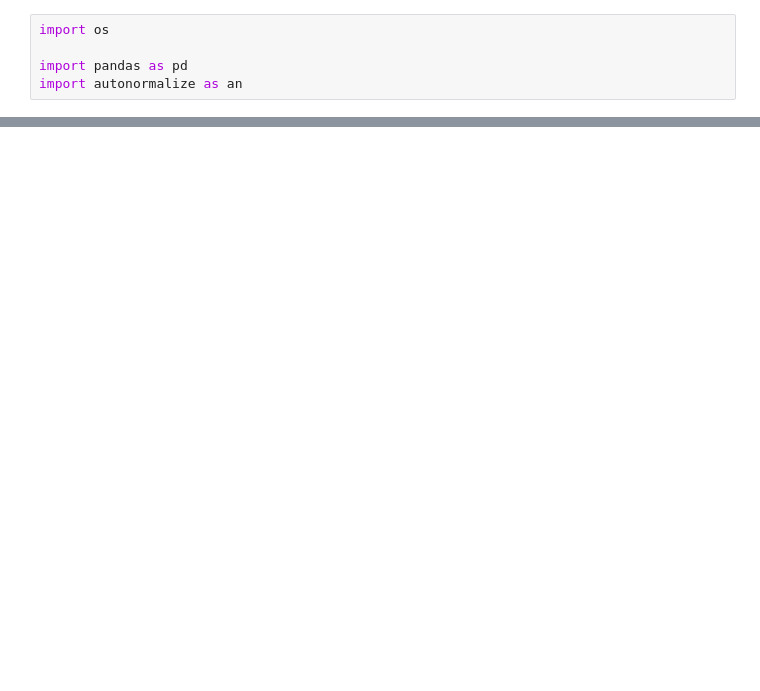
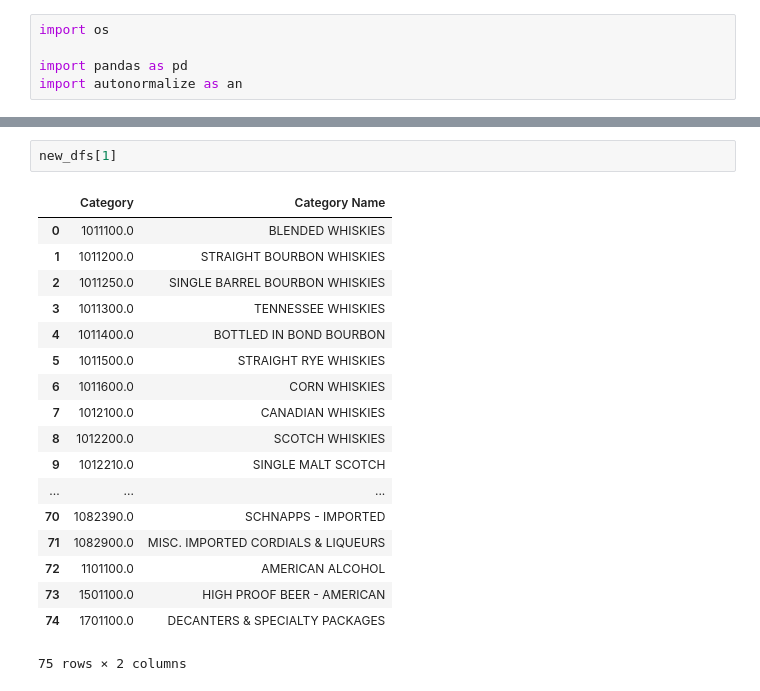
Before and after one commit to alteryx/autonormalize, a Jupyter notebook: DEMO LIQUOR.ipynb, the cells around one changed output, grey strips where cells are left out. Drawn from its saved outputs; the diff is of its cells as text; blank space fills up the shorter version.

```diff
--- a/DEMO LIQUOR.ipynb
+++ b/DEMO LIQUOR.ipynb
@@ -62,0 +129,21 @@ for grp in groupings:
+# %%
+new_dfs[1]
+# %% [output]
+|  | Category | Category Name |
+| 0 | 1011100.0 | BLENDED WHISKIES |
+| 1 | 1011200.0 | STRAIGHT BOURBON WHISKIES |
+| 2 | 1011250.0 | SINGLE BARREL BOURBON WHISKIES |
+| 3 | 1011300.0 | TENNESSEE WHISKIES |
+| 4 | 1011400.0 | BOTTLED IN BOND BOURBON |
+| 5 | 1011500.0 | STRAIGHT RYE WHISKIES |
+| 6 | 1011600.0 | CORN WHISKIES |
+| 7 | 1012100.0 | CANADIAN WHISKIES |
+| 8 | 1012200.0 | SCOTCH WHISKIES |
+| 9 | 1012210.0 | SINGLE MALT SCOTCH |
+| ... | ... | ... |
+| 70 | 1082390.0 | SCHNAPPS - IMPORTED |
+| 71 | 1082900.0 | MISC. IMPORTED CORDIALS & LIQUEURS |
+| 72 | 1101100.0 | AMERICAN ALCOHOL |
+| 73 | 1501100.0 | HIGH PROOF BEER - AMERICAN |
+| 74 | 1701100.0 | DECANTERS & SPECIALTY PACKAGES |
+75 rows × 2 columns
```
Also changed, not shown: parts of 14 cells of this notebook, 7 other files.
